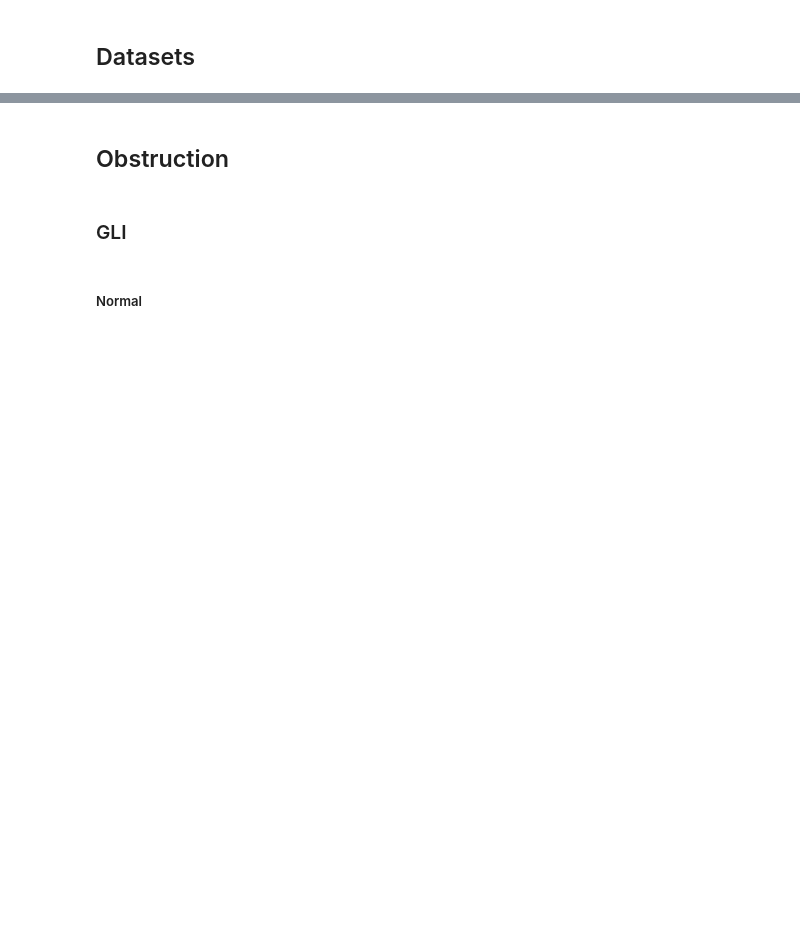
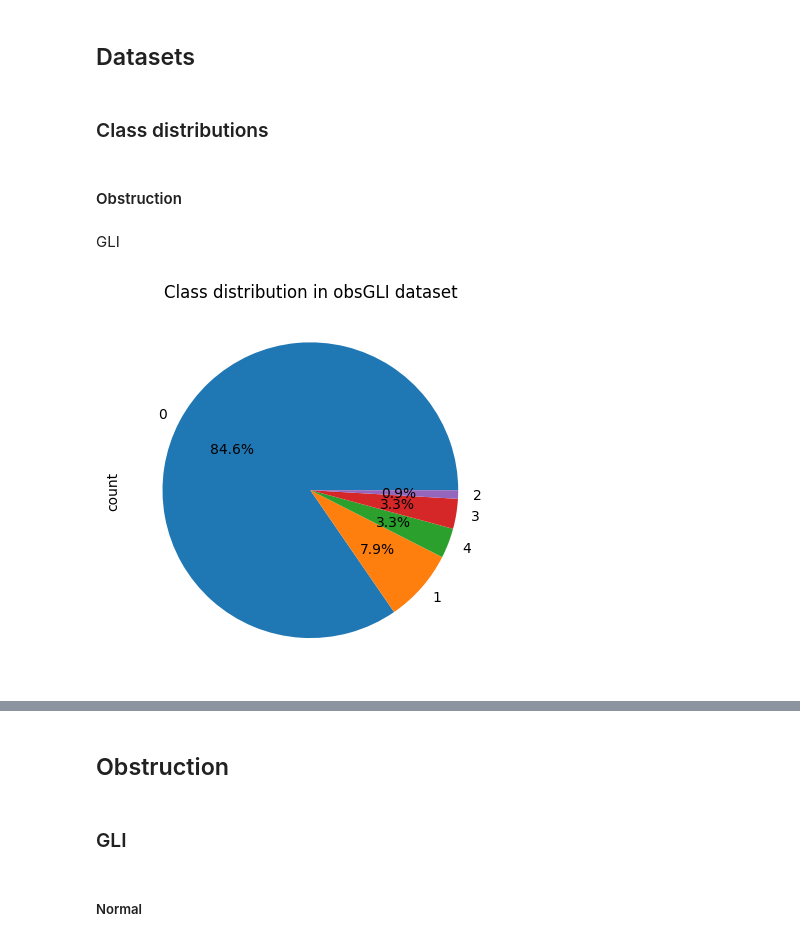
Before and after one commit to proydeia/deia, a Jupyter notebook: ds/graficos.ipynb, the cells around one changed output, grey strips where cells are left out. Saved outputs shown, nothing was run; the diff lists cells and outputs as text; code cells hidden in the pictures; blank space fills up the shorter version.

Commit message:
Class distribution pie charts
Gold distribution sucks

```diff
--- a/ds/graficos.ipynb
+++ b/ds/graficos.ipynb
@@ -31,3 +31,17 @@ modelObsGold = pickle.load(open('modelObsGold.pkl', 'rb'))
 modelResGold = pickle.load(open('modelResGold.pkl', 'rb'))
 # %% [markdown]
 ## Datasets
+# %% [markdown]
+### Class distributions
+# %% [markdown]
+#### Obstruction
+# %% [markdown]
+GLI
+# %%
+obsGLI_df = pd.DataFrame(obsGLI)
+
+obsGLI_df['Obstruction'].value_counts().plot.pie(autopct='%1.1f%%')
+plt.title('Class distribution in obsGLI dataset')
+plt.show()
+# %% [output]
+[figure, added]
```
Also changed, not shown: parts of 7 cells of this notebook.
